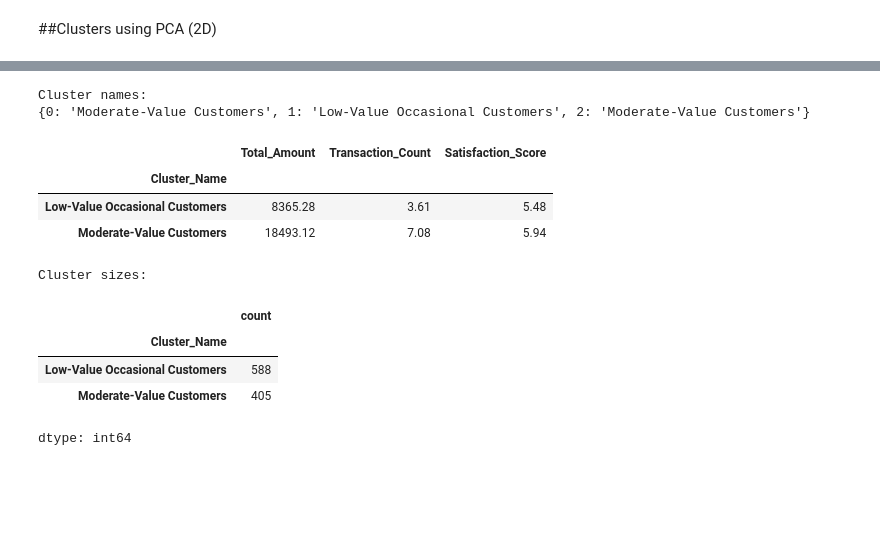
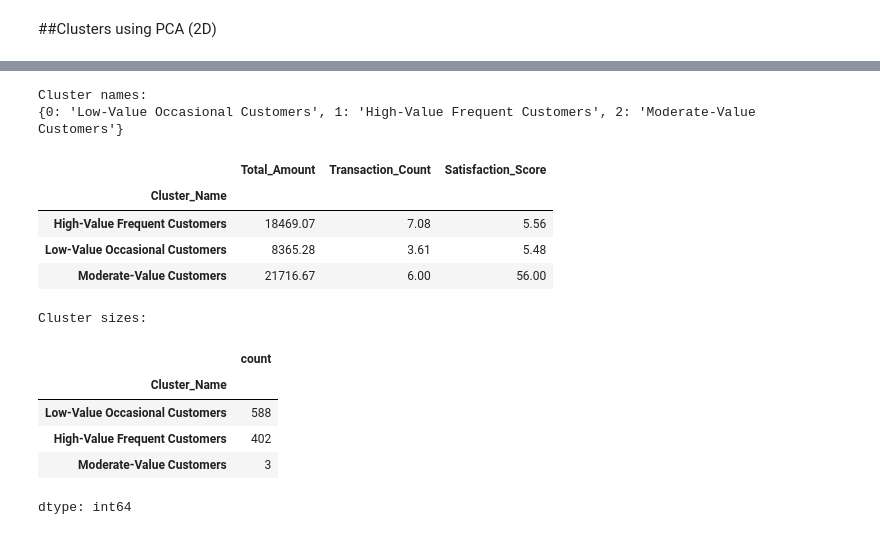
Before and after one commit to naz-picones/MO-IT128-DMP-A3107-Lucero-Picones-Ramos, a Jupyter notebook: Refined MO_IT128_Homework_Project_Clustering_and_Segmentation_BSIT_A3107_Lucero,C_J,_Ramos,_M_G,_Picones,M_N.ipynb, the cells around one changed output, grey strips where cells are left out. Drawn from its saved outputs; the diff is of its cells as text; code cells hidden in the pictures; blank space fills up the shorter version.

```diff
--- a/Refined MO_IT128_Homework_Project_Clustering_and_Segmentation_BSIT_A3107_Lucero,C_J,_Ramos,_M_G,_Picones,M_N.ipynb
+++ b/Refined MO_IT128_Homework_Project_Clustering_and_Segmentation_BSIT_A3107_Lucero,C_J,_Ramos,_M_G,_Picones,M_N.ipynb
@@ -298,0 +369,26 @@ dtype: int64
+# %%
+from sklearn.decomposition import PCA
+
+# Reduce to 2D for visualization
+pca = PCA(n_components=2)
+X_pca = pca.fit_transform(X_scaled)
+
+# Add PCA results to dataframe
+customer_profile["PCA1"] = X_pca[:, 0]
+customer_profile["PCA2"] = X_pca[:, 1]
+
+# Plot clusters
+plt.figure(figsize=(8,6))
+scatter = plt.scatter(
+    customer_profile["PCA1"],
+    customer_profile["PCA2"],
+    c=customer_profile["Cluster"],
+    cmap="viridis"
+)
+
+plt.xlabel("PCA 1")
+plt.ylabel("PCA 2")
+plt.title("K-Means Clusters Visualization (PCA)")
+
+plt.colorbar(scatter, label="Cluster")
+plt.show()
@@ -330,43 +444,49 @@ PCA Loadings:
 | Transaction_Count | 0.705 | -0.058 |
 | Satisfaction_Score | 0.067 | 0.998 |
 # %%
-# Create descriptive cluster names based on spending and frequency
+# Create descriptive cluster names based on combined spending and frequency
+cluster_summary["Score"] = (
+    cluster_summary["Total_Amount"].rank(ascending=False) +
+    cluster_summary["Transaction_Count"].rank(ascending=False)
+)
+
+best_cluster = cluster_summary["Score"].idxmin()
+
 cluster_names = {}
 
 for cl in cluster_summary.index:
-    spend = cluster_summary.loc[cl, "Total_Amount"] if "Total_Amount" in cluster_summary.columns else 0
-    freq = cluster_summary.loc[cl, "Transaction_Count"] if "Transaction_Count" in cluster_summary.columns else 0
-
-    if spend == cluster_summary["Total_Amount"].max() and freq == cluster_summary["Transaction_Count"].max():
+    if cl == best_cluster:
         cluster_names[cl] = "High-Value Frequent Customers"
-    elif spend >= cluster_summary["Total_Amount"].median():
+    elif cluster_summary.loc[cl, "Total_Amount"] >= cluster_summary["Total_Amount"].median():
         cluster_names[cl] = "Moderate-Value Customers"
     else:
         cluster_names[cl] = "Low-Value Occasional Customers"
 
 customer_profile["Cluster_Name"] = customer_profile["Cluster"].map(cluster_names)
 
 cluster_summary_named = customer_profile.groupby("Cluster_Name")[selected_features].mean().round(2)
 cluster_counts_named = customer_profile["Cluster_Name"].value_counts()
 
 print("Cluster names:")
 print(cluster_names)
 
 display(cluster_summary_named)
 print("\nCluster sizes:")
 display(cluster_counts_named)
 # %% [output]
 Cluster names:
-{0: 'Moderate-Value Customers', 1: 'Low-Value Occasional Customers', 2: 'Moderate-Value Customers'}
+{0: 'Low-Value Occasional Customers', 1: 'High-Value Frequent Customers', 2: 'Moderate-Value Customers'}
 |  | Total_Amount | Transaction_Count | Satisfaction_Score |
 | Cluster_Name |  |  |  |
+| High-Value Frequent Customers | 18469.07 | 7.08 | 5.56 |
 | Low-Value Occasional Customers | 8365.28 | 3.61 | 5.48 |
-| Moderate-Value Customers | 18493.12 | 7.08 | 5.94 |
+| Moderate-Value Customers | 21716.67 | 6.00 | 56.00 |
 Cluster sizes:
 |  | count |
 | Cluster_Name |  |
 | Low-Value Occasional Customers | 588 |
-| Moderate-Value Customers | 405 |
+| High-Value Frequent Customers | 402 |
+| Moderate-Value Customers | 3 |
 dtype: int64
 # %%
 print("Customer Segment Descriptions:")
```
Also changed, not shown: parts of 10 cells of this notebook.
